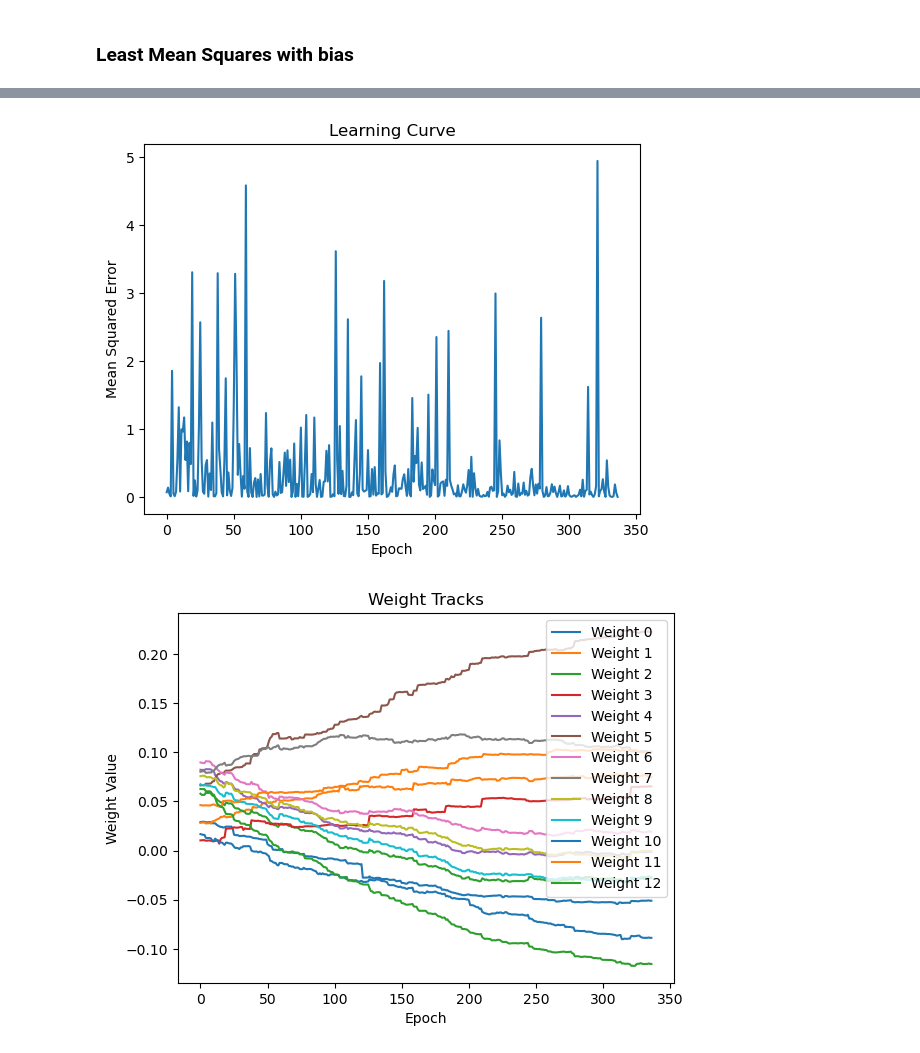
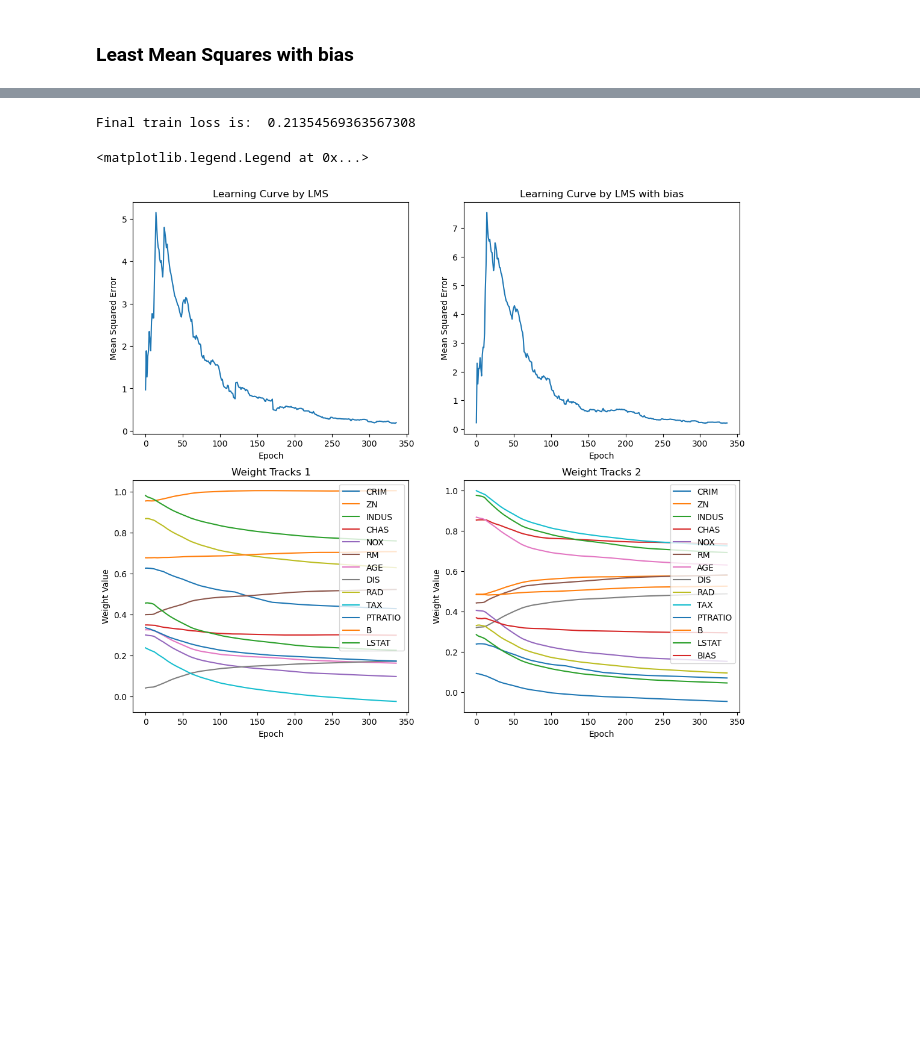
Before and after one commit to Zhenhan-Lin/EEL-6814, a Jupyter notebook: Least_Mean_Square/hmw1.ipynb, the cells around one changed output, grey strips where cells are left out. Cells and saved outputs as stored; diff of their text form; code cells hidden in the pictures; blank space fills up the shorter version.

Commit message:
Update hmw1.ipynb with bias and figure

```diff
--- a/Least_Mean_Square/hmw1.ipynb
+++ b/Least_Mean_Square/hmw1.ipynb
@@ -130,5 +187,5 @@ X_test_b = np.c_[X_test, np.ones((X_test.shape[0], 1))]
 # %%
-weights = np.random.rand(X_train.shape[1]+1) * 0.1
+weights = np.random.rand(X_train.shape[1]+1)
 # weights = np.full(X_train.shape[1], 0.1)
 bias = np.random.rand(1)
 learning_rate = 0.001
@@ -141,17 +199,17 @@ array([0.01693928, 0.06128703, 0.05842251, 0.05888882, 0.0481766 ,
 # %%
 # Adding bias
 i = 1
-dataset = []
-weight_history = []
-bias_history = []
-error_history = []
+dataset_ = []
+weight_history_ = []
+bias_history_ = []
+error_history_ = []
 
-for data, label in zip(X_train_b, y_train):
+for data_b, label in zip(X_train_b, y_train):
     print("==== input sample: {} ====".format(i))
-    dataset.append(data, label)
-    weights, loss = lms(dataset, weights, learning_rate)
-    weight_history.append(weights)
-    error_history.append(loss)
+    dataset_.append([data_b, label])
+    weights, loss = lms(dataset_, weights, learning_rate)
+    weight_history_.append(weights)
+    error_history_.append(loss)
 
     i += 1
 # %% [output]
@@ -175,23 +233,47 @@ Error:  0.004097701582604915
+# %%
+print("Final train loss is: ", error_history_[-1])
+# %% [output]
+Final train loss is:  0.21354569363567308
 # %%
 import matplotlib.pyplot as plt
 
 # Plotting the learning curve
-plt.figure()
-plt.plot(np.arange(len(error_history)), error_history)
-plt.xlabel('Epoch')
-plt.ylabel('Mean Squared Error')
-plt.title('Learning Curve')
-plt.show()
+fig, axs = plt.subplots(2, 2, figsize=(13, 11))
+axs[0, 0].plot(np.arange(len(error_history)), error_history)
+axs[0, 0].set_title('Learning Curve by LMS')
+axs[0, 0].set(xlabel='Epoch', ylabel='Mean Squared Error')
 
-# Plotting the weight tracks
-plt.figure()
-for i in range(X_train.shape[1]):
-    plt.plot([w[i] for w in weight_history], label=f'Weight {i}')
-plt.xlabel('Epoch')
-plt.ylabel('Weight Value')
-plt.title('Weight Tracks')
-plt.legend()
-plt.show()
+axs[0, 1].plot(np.arange(len(error_history_)), error_history_)
+axs[0, 1].set_title('Learning Curve by LMS with bias')
+axs[0, 1].set(xlabel='Epoch', ylabel='Mean Squared Error')
+
+for i in range(X_train.shape[1]+1):
+    if i < X_train.shape[1]:
+      axs[1, 0].plot([w[i] for w in weight_history], label=f'Weight {i}')
+    axs[1, 1].plot([w[i] for w in weight_history_], label=f'Weight {i}')
+axs[1, 0].set_title('Weight Tracks 1')
+axs[1, 0].set(xlabel='Epoch', ylabel='Weight Value')
+axs[1, 0].legend(legend)
+axs[1, 1].set_title('Weight Tracks 2')
+axs[1, 1].set(xlabel='Epoch', ylabel='Weight Value')
+axs[1, 1].legend(legend_b)
+
+# plt.figure()
+# plt.plot(np.arange(len(error_history)), error_history)
+# plt.xlabel('Epoch')
+# plt.ylabel('Mean Squared Error')
+# plt.title('Learning Curve')
+# plt.show()
+
+# # Plotting the weight tracks
+# plt.figure()
+# for i in range(X_train.shape[1]):
+#     plt.plot([w[i] for w in weight_history], label=f'Weight {i}')
+# plt.xlabel('Epoch')
+# plt.ylabel('Weight Value')
+# plt.title('Weight Tracks')
+# plt.legend()
+# plt.show()
 # %% [output]
+<matplotlib.legend.Legend at 0x...>
-[figure, old version]
+[figure, new version]
-[figure, removed]
```
Also changed, not shown: parts of 10 cells of this notebook.
